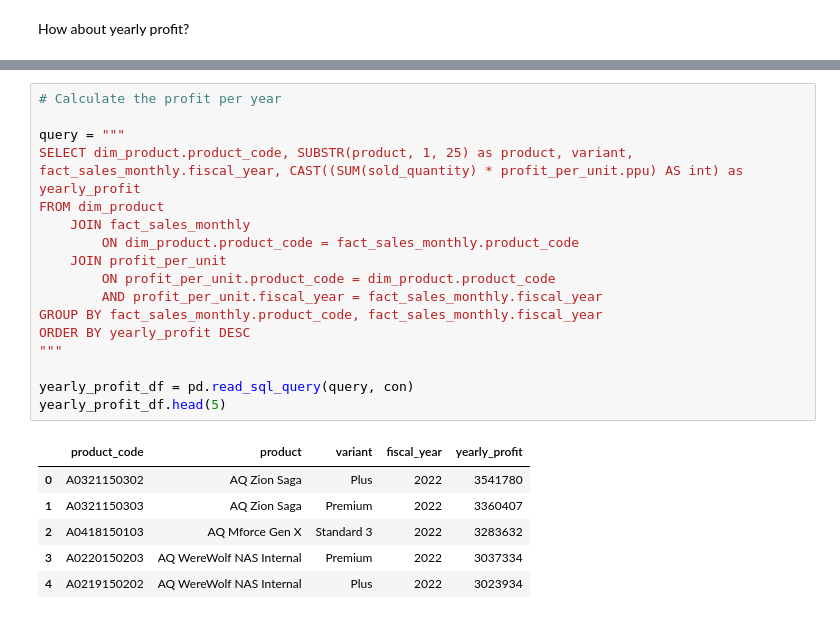
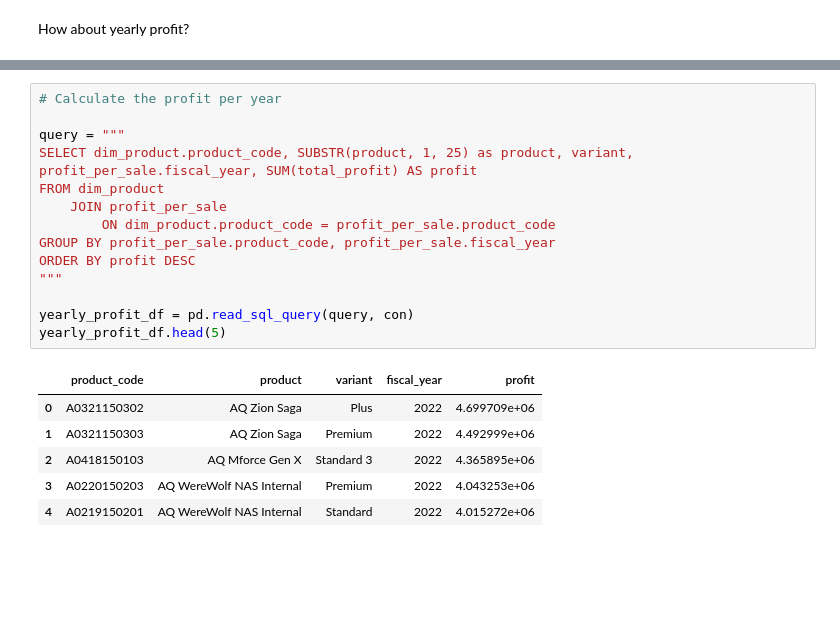
Before and after one commit to Silverscale/AtliQ_Products_Analysis, a Jupyter notebook: atliq_product_analysis.ipynb, the cells around one changed output, grey strips where cells are left out. Cells and saved outputs as stored; diff of their text form; blank space fills up the shorter version.

```diff
--- a/atliq_product_analysis.ipynb
+++ b/atliq_product_analysis.ipynb
@@ -817,27 +837,24 @@ con.execute(query);
 # %%
 # Calculate the profit per year
 
 query = """
-SELECT dim_product.product_code, SUBSTR(product, 1, 25) as product, variant, fact_sales_monthly.fiscal_year, CAST((SUM(sold_quantity) * profit_per_unit.ppu) AS int) as yearly_profit
+SELECT dim_product.product_code, SUBSTR(product, 1, 25) as product, variant, profit_per_sale.fiscal_year, SUM(total_profit) AS profit
 FROM dim_product
-    JOIN fact_sales_monthly
-        ON dim_product.product_code = fact_sales_monthly.product_code
-    JOIN profit_per_unit
-        ON profit_per_unit.product_code = dim_product.product_code
-        AND profit_per_unit.fiscal_year = fact_sales_monthly.fiscal_year
-GROUP BY fact_sales_monthly.product_code, fact_sales_monthly.fiscal_year
-ORDER BY yearly_profit DESC
+    JOIN profit_per_sale
+        ON dim_product.product_code = profit_per_sale.product_code
+GROUP BY profit_per_sale.product_code, profit_per_sale.fiscal_year
+ORDER BY profit DESC
 """
 
 yearly_profit_df = pd.read_sql_query(query, con)
 yearly_profit_df.head(5)
 # %% [output]
-|  | product_code | product | variant | fiscal_year | yearly_profit |
-| 0 | A0321150302 | AQ Zion Saga | Plus | 2022 | 3541780 |
-| 1 | A0321150303 | AQ Zion Saga | Premium | 2022 | 3360407 |
-| 2 | A0418150103 | AQ Mforce Gen X | Standard 3 | 2022 | 3283632 |
-| 3 | A0220150203 | AQ WereWolf NAS Internal | Premium | 2022 | 3037334 |
-| 4 | A0219150202 | AQ WereWolf NAS Internal | Plus | 2022 | 3023934 |
+|  | product_code | product | variant | fiscal_year | profit |
+| 0 | A0321150302 | AQ Zion Saga | Plus | 2022 | 4.699709e+06 |
+| 1 | A0321150303 | AQ Zion Saga | Premium | 2022 | 4.492999e+06 |
+| 2 | A0418150103 | AQ Mforce Gen X | Standard 3 | 2022 | 4.365895e+06 |
+| 3 | A0220150203 | AQ WereWolf NAS Internal | Premium | 2022 | 4.043253e+06 |
+| 4 | A0219150201 | AQ WereWolf NAS Internal | Standard | 2022 | 4.015272e+06 |
 # %%
 # Create the stacked bar chart
 fig = px.bar(yearly_profit_df.sort_values(by='fiscal_year', ascending=True),
```
Also changed, not shown: parts of 12 cells of this notebook.
